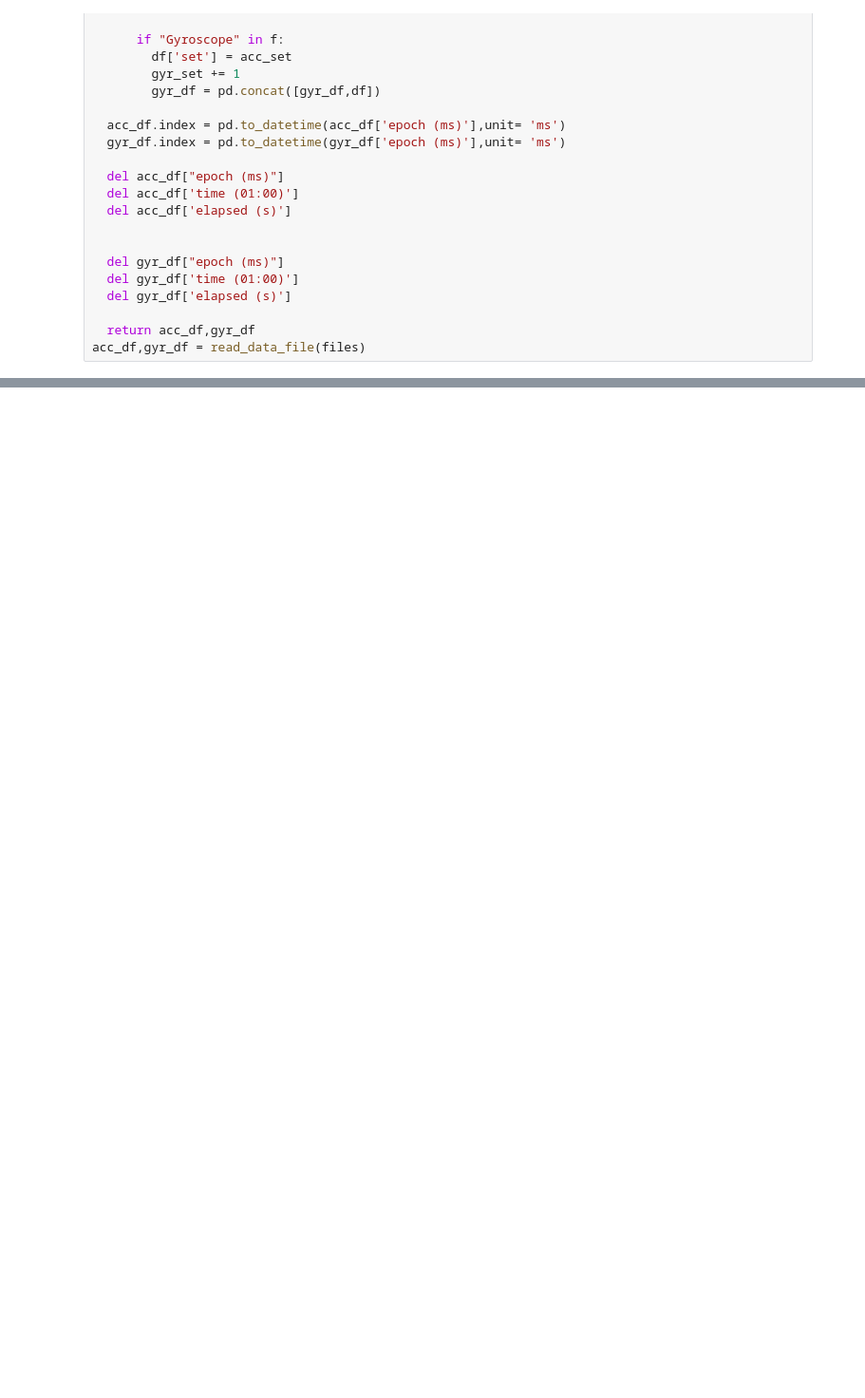
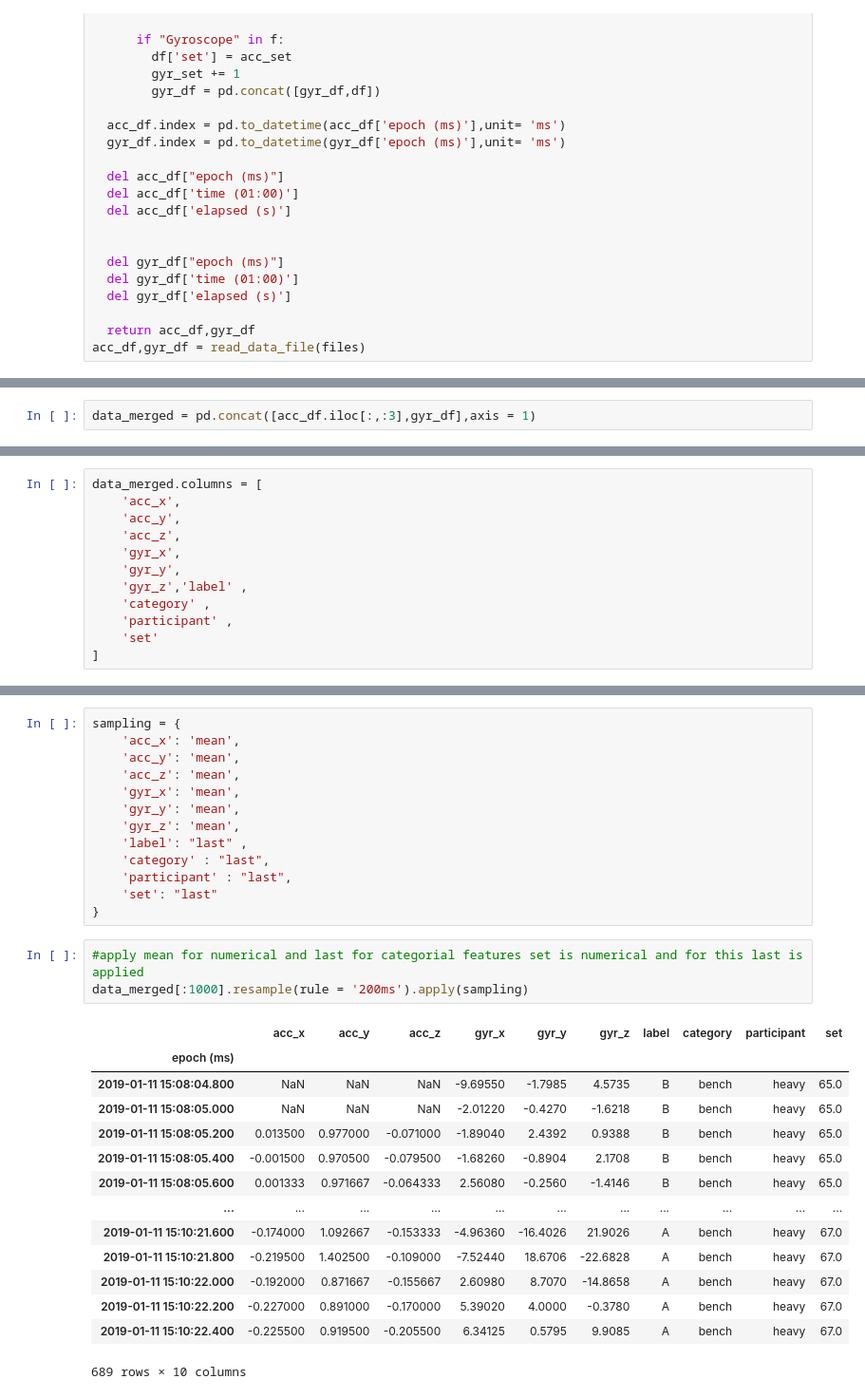
Before and after one commit to surajjorwar/FitnessTracker, a Jupyter notebook: FitnessTracker.ipynb, the cells around one changed output, grey strips where cells are left out. Shown: that part at 95% size. Cells and saved outputs as stored; diff of their text form; blank space fills up the shorter version.

```diff
--- a/FitnessTracker.ipynb
+++ b/FitnessTracker.ipynb
@@ -235,0 +169,2 @@ gyr_df
+# %%
+data_merged = pd.concat([acc_df.iloc[:,:3],gyr_df],axis = 1)
@@ -235,0 +180,12 @@ gyr_df
+# %%
+data_merged.columns = [
+    'acc_x',
+    'acc_y',
+    'acc_z',
+    'gyr_x',
+    'gyr_y',
+    'gyr_z','label' ,
+    'category' ,
+    'participant' ,
+    'set'
+]
@@ -235,0 +194,31 @@ gyr_df
+# %%
+sampling = {
+    'acc_x': 'mean',
+    'acc_y': 'mean',
+    'acc_z': 'mean',
+    'gyr_x': 'mean',
+    'gyr_y': 'mean',
+    'gyr_z': 'mean',
+    'label': "last" ,
+    'category' : "last",
+    'participant' : "last",
+    'set': "last"
+}
+# %%
+#apply mean for numerical and last for categorial features set is numerical and for this last is applied
+data_merged[:1000].resample(rule = '200ms').apply(sampling)
+# %% [output]
+|  | acc_x | acc_y | acc_z | gyr_x | gyr_y | gyr_z | label | category | participant | set |
+| epoch (ms) |  |  |  |  |  |  |  |  |  |  |
+| 2019-01-11 15:08:04.800 | NaN | NaN | NaN | -9.69550 | -1.7985 | 4.5735 | B | bench | heavy | 65.0 |
+| 2019-01-11 15:08:05.000 | NaN | NaN | NaN | -2.01220 | -0.4270 | -1.6218 | B | bench | heavy | 65.0 |
+| 2019-01-11 15:08:05.200 | 0.013500 | 0.977000 | -0.071000 | -1.89040 | 2.4392 | 0.9388 | B | bench | heavy | 65.0 |
+| 2019-01-11 15:08:05.400 | -0.001500 | 0.970500 | -0.079500 | -1.68260 | -0.8904 | 2.1708 | B | bench | heavy | 65.0 |
+| 2019-01-11 15:08:05.600 | 0.001333 | 0.971667 | -0.064333 | 2.56080 | -0.2560 | -1.4146 | B | bench | heavy | 65.0 |
+| ... | ... | ... | ... | ... | ... | ... | ... | ... | ... | ... |
+| 2019-01-11 15:10:21.600 | -0.174000 | 1.092667 | -0.153333 | -4.96360 | -16.4026 | 21.9026 | A | bench | heavy | 67.0 |
+| 2019-01-11 15:10:21.800 | -0.219500 | 1.402500 | -0.109000 | -7.52440 | 18.6706 | -22.6828 | A | bench | heavy | 67.0 |
+| 2019-01-11 15:10:22.000 | -0.192000 | 0.871667 | -0.155667 | 2.60980 | 8.7070 | -14.8658 | A | bench | heavy | 67.0 |
+| 2019-01-11 15:10:22.200 | -0.227000 | 0.891000 | -0.170000 | 5.39020 | 4.0000 | -0.3780 | A | bench | heavy | 67.0 |
+| 2019-01-11 15:10:22.400 | -0.225500 | 0.919500 | -0.205500 | 6.34125 | 0.5795 | 9.9085 | A | bench | heavy | 67.0 |
+689 rows × 10 columns
```
Also changed, not shown: parts of 45 cells of this notebook.
